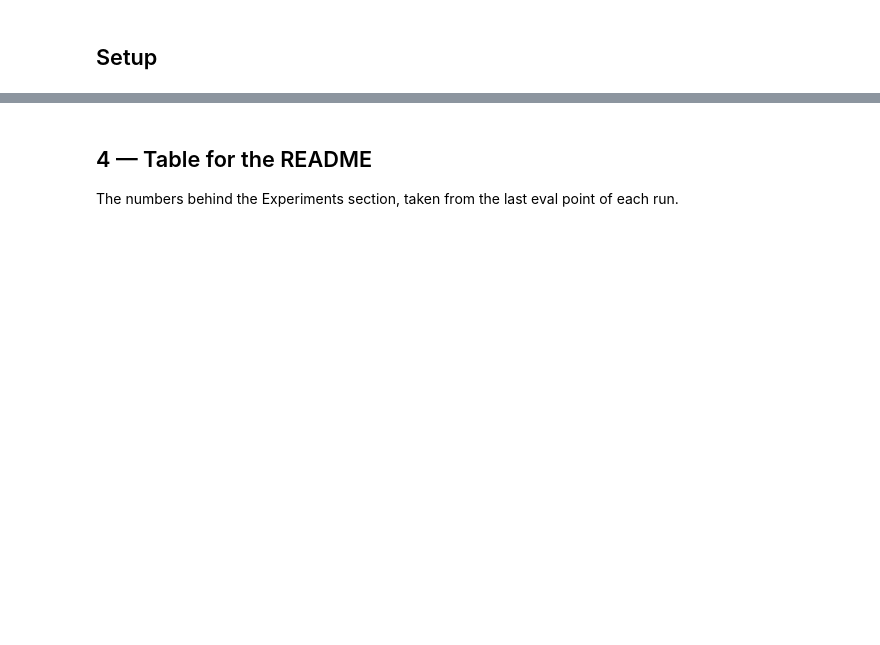
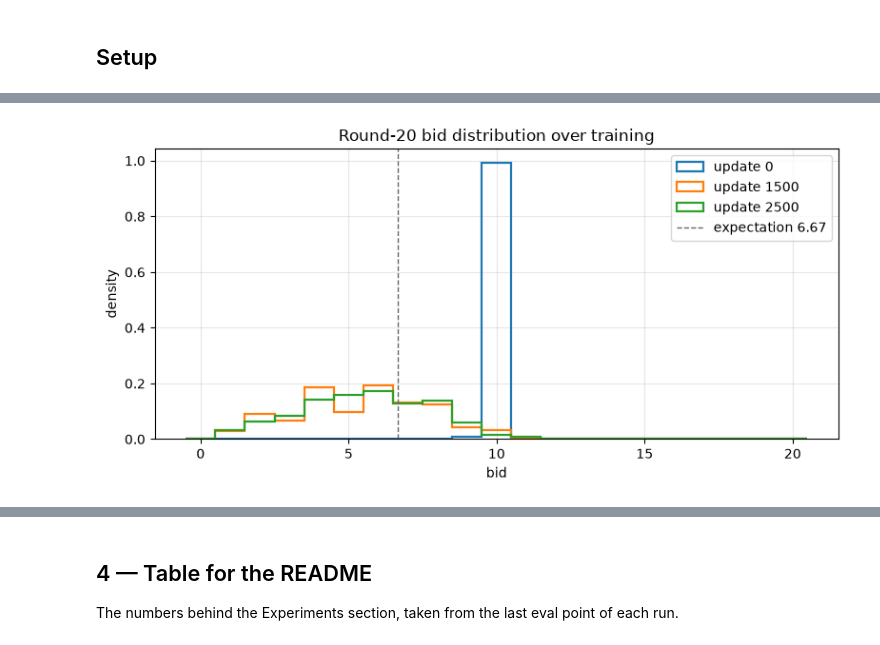
Before and after one commit to JonathanSierks/wizard-rl, a Jupyter notebook: experiments.ipynb, the cells around one changed output, grey strips where cells are left out. Saved outputs shown, nothing was run; the diff lists cells and outputs as text; code cells hidden in the pictures; blank space fills up the shorter version.

```diff
--- a/experiments.ipynb
+++ b/experiments.ipynb
@@ -210,18 +207,20 @@ plt.tight_layout(); plt.show()
 # %%
 # E: the bid distribution over training. At update 0 the tricks head is
 # uninformative, q is uniform, and the EV rule has a fixed point near 10 --
 # that spike is a property of the scoring function, not a learned bid.
-res = load_results("E", result_dir=str(RESULTS))
+res = load_results(run_id("E", 0), result_dir=str(RESULTS))
 if res and res["bids_r20"]:
     steps = sorted(res["bids_r20"], key=int)
     show = [steps[0]] + steps[len(steps)//2::max(1, len(steps)//3)]
     fig, ax = plt.subplots(figsize=(8, 4))
     for s in dict.fromkeys(show):
         ax.hist(res["bids_r20"][s], bins=np.arange(-0.5, 21.5), histtype="step",
                 density=True, linewidth=1.6, label=f"update {s}")
     ax.axvline(6.67, ls="--", c="0.4", lw=1, label="expectation 6.67")
     ax.set_title("Round-20 bid distribution over training")
     ax.set_xlabel("bid"); ax.set_ylabel("density"); ax.legend(); ax.grid(alpha=.3)
     plt.tight_layout(); plt.show()
 else:
     print("no histograms yet -- they are written at every 250th update")
+# %% [output]
+[figure, added]
```
Also changed, not shown: parts of 25 cells of this notebook, 28 other files.
